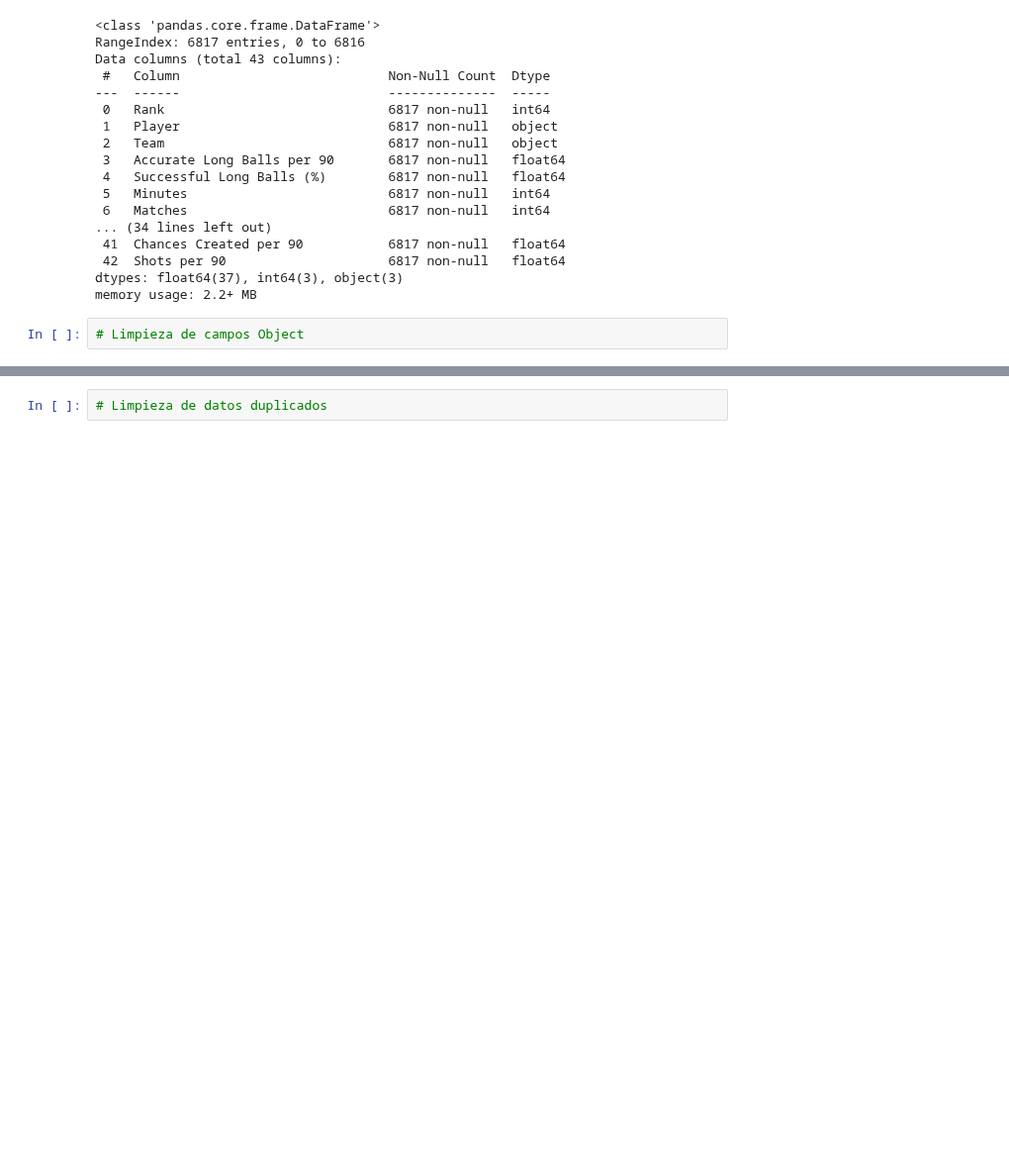
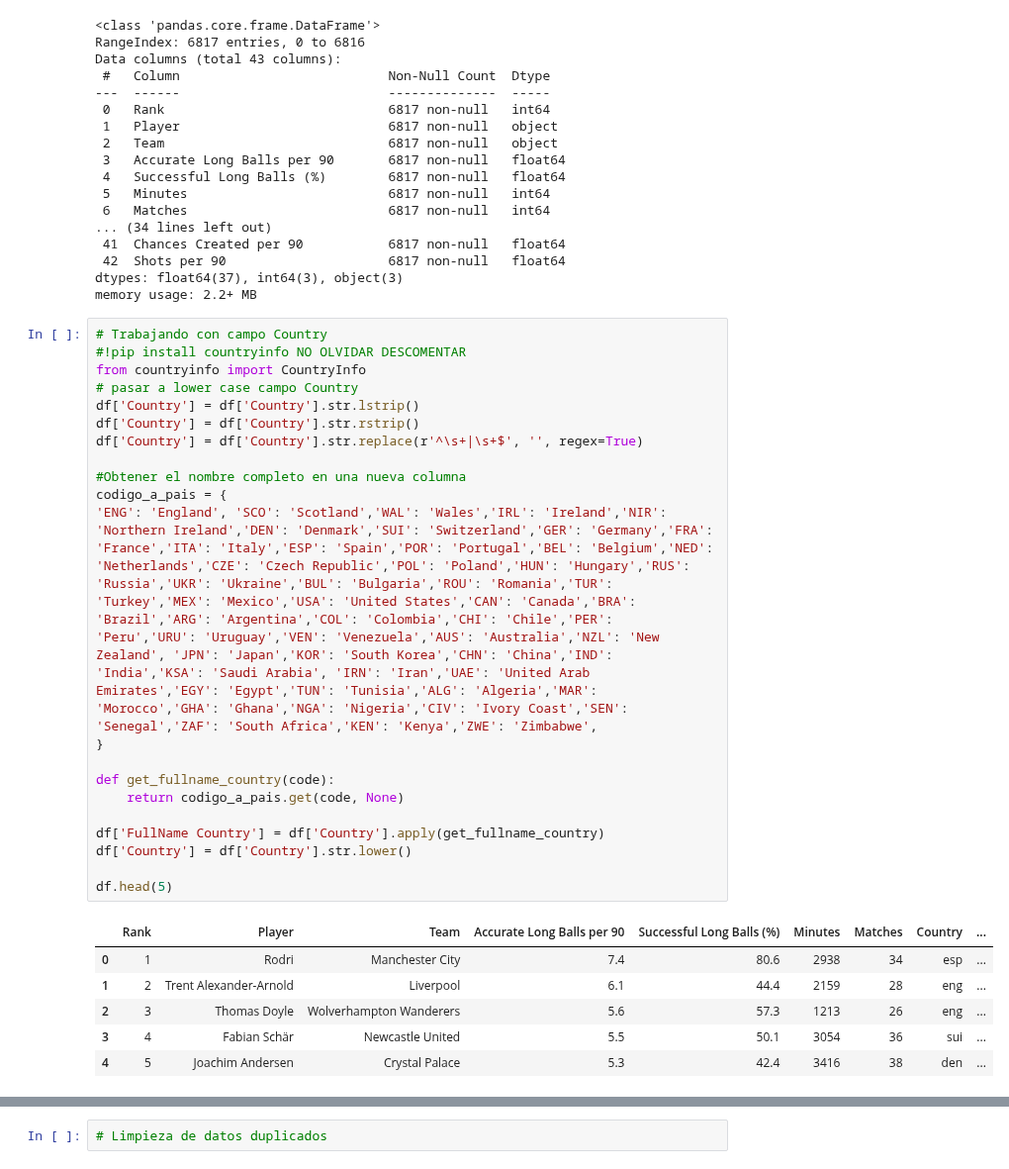
Before and after one commit to julvc/python_diplo, a Jupyter notebook: MP3.ipynb, the cells around one changed output, grey strips where cells are left out. Shown at 99% size. Saved outputs shown, nothing was run; the diff lists cells and outputs as text; blank space fills up the shorter version.

Commit message:
Se sigue limpiando la data. Se pueden crear nuevas columnas para ML

```diff
--- a/MP3.ipynb
+++ b/MP3.ipynb
@@ -240,5 +240,31 @@ Data columns (total 43 columns):
  42  Shots per 90                     6817 non-null   float64
 dtypes: float64(37), int64(3), object(3)
 memory usage: 2.2+ MB
-# %%
-# Limpieza de campos Object
+# %%
+# Trabajando con campo Country
+#!pip install countryinfo NO OLVIDAR DESCOMENTAR
+from countryinfo import CountryInfo
+# pasar a lower case campo Country
+df['Country'] = df['Country'].str.lstrip()
+df['Country'] = df['Country'].str.rstrip()
+df['Country'] = df['Country'].str.replace(r'^\s+|\s+$', '', regex=True)
+
+#Obtener el nombre completo en una nueva columna
+codigo_a_pais = {
+'ENG': 'England', 'SCO': 'Scotland','WAL': 'Wales','IRL': 'Ireland','NIR': 'Northern Ireland','DEN': 'Denmark','SUI': 'Switzerland','GER': 'Germany','FRA': 'France','ITA': 'Italy','ESP': 'Spain','POR': 'Portugal','BEL': 'Belgium','NED': 'Netherlands','CZE': 'Czech Republic','POL': 'Poland','HUN': 'Hungary','RUS': 'Russia','UKR': 'Ukraine','BUL': 'Bulgaria','ROU': 'Romania','TUR': 'Turkey','MEX': 'Mexico','USA': 'United States','CAN': 'Canada','BRA': 'Brazil','ARG': 'Argentina','COL': 'Colombia','CHI': 'Chile','PER': 'Peru','URU': 'Uruguay','VEN': 'Venezuela','AUS': 'Australia','NZL': 'New Zealand', 'JPN': 'Japan','KOR': 'South Korea','CHN': 'China','IND': 'India','KSA': 'Saudi Arabia', 'IRN': 'Iran','UAE': 'United Arab Emirates','EGY': 'Egypt','TUN': 'Tunisia','ALG': 'Algeria','MAR': 'Morocco','GHA': 'Ghana','NGA': 'Nigeria','CIV': 'Ivory Coast','SEN': 'Senegal','ZAF': 'South Africa','KEN': 'Kenya','ZWE': 'Zimbabwe',
+}
+
+def get_fullname_country(code):
+    return codigo_a_pais.get(code, None)
+
+df['FullName Country'] = df['Country'].apply(get_fullname_country)
+df['Country'] = df['Country'].str.lower()
+
+df.head(5)
+# %% [output]
+|  | Rank | Player | Team | Accurate Long Balls per 90 | Successful Long Balls (%) | Minutes | Matches | Country | ... |
+| 0 | 1 | Rodri | Manchester City | 7.4 | 80.6 | 2938 | 34 | esp | ... |
+| 1 | 2 | Trent Alexander-Arnold | Liverpool | 6.1 | 44.4 | 2159 | 28 | eng | ... |
+| 2 | 3 | Thomas Doyle | Wolverhampton Wanderers | 5.6 | 57.3 | 1213 | 26 | eng | ... |
+| 3 | 4 | Fabian Schär | Newcastle United | 5.5 | 50.1 | 3054 | 36 | sui | ... |
+| 4 | 5 | Joachim Andersen | Crystal Palace | 5.3 | 42.4 | 3416 | 38 | den | ... |
```
Also changed, not shown: parts of 1 cell of this notebook.
